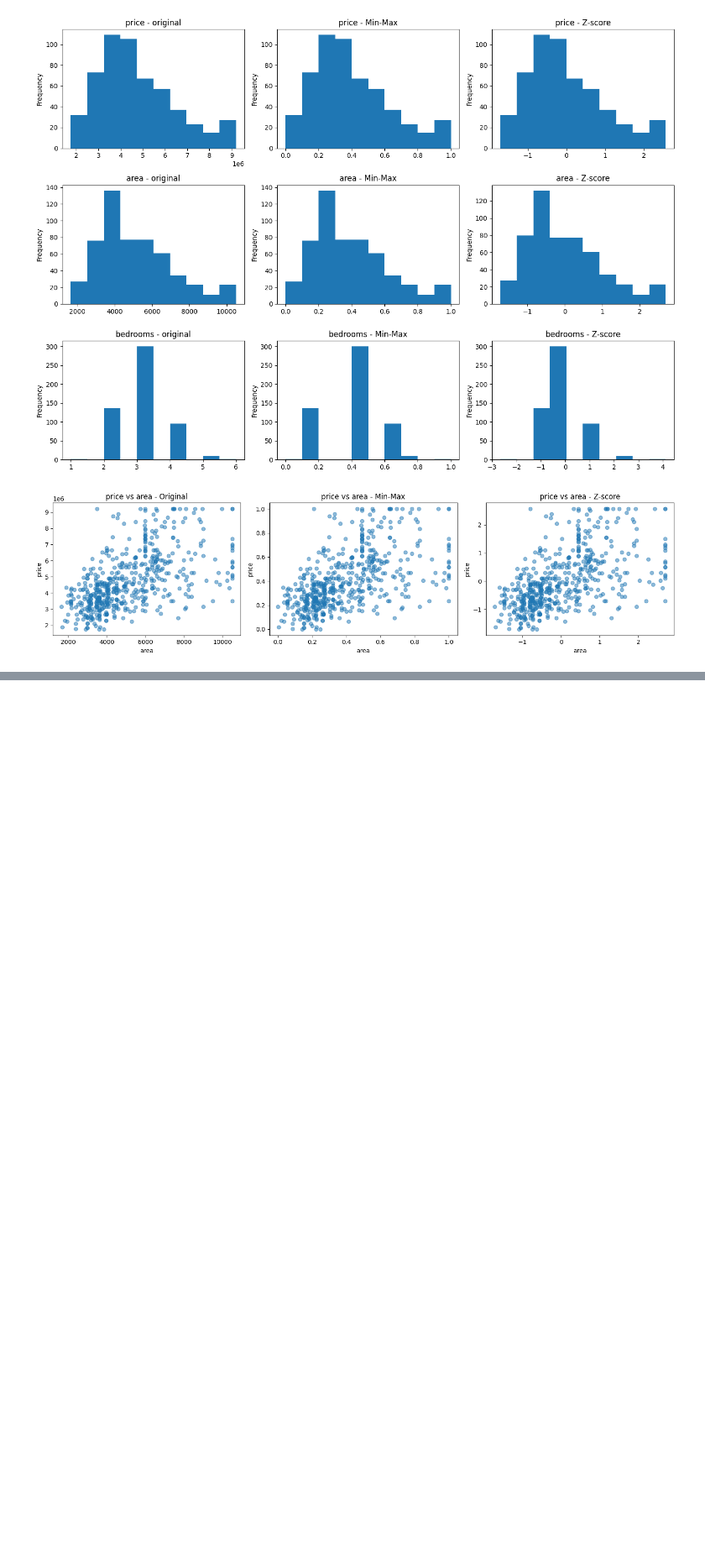
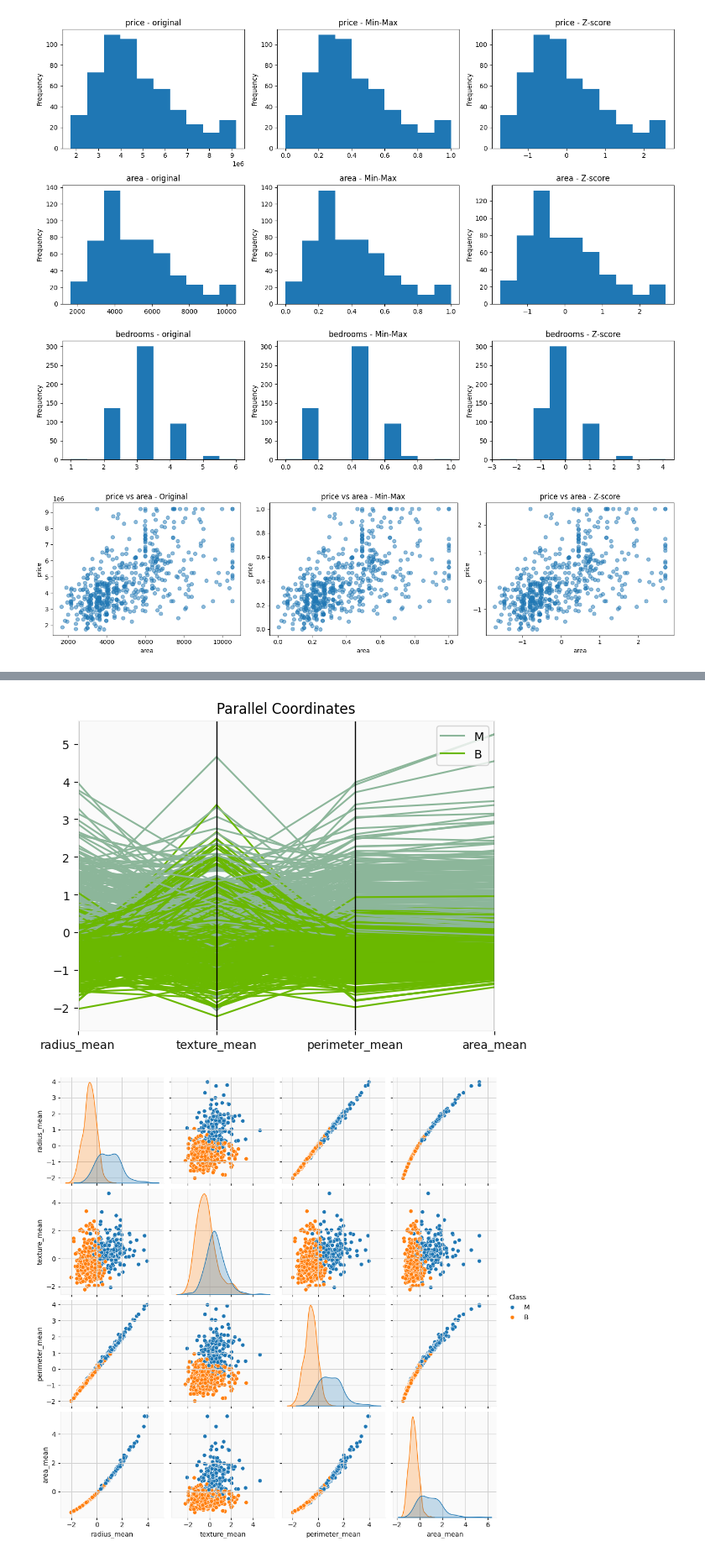
Before and after one commit to chaitraN-sys/Data-Visualization-Lab_Prgs, a Jupyter notebook: Data_Visualization_Lab_prgs.ipynb, the cells around one changed output, grey strips where cells are left out. Shown at 84% size. Saved outputs shown, nothing was run; the diff lists cells and outputs as text; code cells hidden in the pictures; blank space fills up the shorter version.

```diff
--- a/Data_Visualization_Lab_prgs.ipynb
+++ b/Data_Visualization_Lab_prgs.ipynb
@@ -114,0 +426,79 @@ Duplicates: 0
+# %%
+import pandas as pd
+import matplotlib.pyplot as plt
+import seaborn as sns
+from pandas.plotting import parallel_coordinates
+from sklearn.preprocessing import StandardScaler
+from sklearn.decomposition import PCA
+
+# Read dataset
+df = pd.read_csv("/content/data.csv")
+df = df.drop(columns=["id", "Unnamed: 32"], errors="ignore")
+df = df.dropna().drop_duplicates()
+
+# Separate features and class labels
+X = df.drop(columns=["diagnosis"])
+y = df["diagnosis"]
+
+# Standardization
+X_scaled = StandardScaler().fit_transform(X)
+
+# Select first 4 features for readability
+data = pd.DataFrame(X_scaled, columns=X.columns)
+data = data.iloc[:, :4]
+data["Class"] = y.values
+
+# 1. Parallel coordinates plot
+parallel_coordinates(data, "Class")
+plt.title("Parallel Coordinates")
+plt.show()
+
+# 2. Scatterplot matrix
+sns.pairplot(data, hue="Class")
+plt.show()
+
+# Perform PCA
+pca = PCA()
+X_pca = pca.fit_transform(X_scaled)
+
+# 3. Scree plot
+plt.plot(pca.explained_variance_ratio_, marker="o")
+plt.title("Scree Plot")
+plt.xlabel("Component Index")
+plt.ylabel("Explained Variance Ratio")
+plt.show()
+
+# 4. Cumulative explained variance
+plt.plot(pca.explained_variance_ratio_.cumsum(), marker="o")
+plt.title("Cumulative Explained Variance")
+plt.xlabel("Component Index")
+plt.ylabel("Cumulative Variance")
+plt.show()
+
+# Create PCA DataFrame
+result = pd.DataFrame(X_pca[:, :3],
+                      columns=["PC1", "PC2", "PC3"])
+result["Class"] = y.values
+
+# 5. Class-colored 2D PCA
+sns.scatterplot(data=result, x="PC1",
+                y="PC2", hue="Class")
+plt.title("2D PCA")
+plt.show()
+
+# 6. Class-colored 3D PCA
+ax = plt.figure().add_subplot(projection="3d")
+
+for c in result["Class"].unique():
+    d = result[result["Class"] == c]
+    ax.scatter(d["PC1"], d["PC2"], d["PC3"], label=c)
+
+ax.set_xlabel("PC1")
+ax.set_ylabel("PC2")
+ax.set_zlabel("PC3")
+ax.set_title("3D PCA")
+ax.legend()
+plt.show()
+# %% [output]
+[figure, added]
+[figure, added]
```
Also changed, not shown: parts of 10 cells of this notebook.
